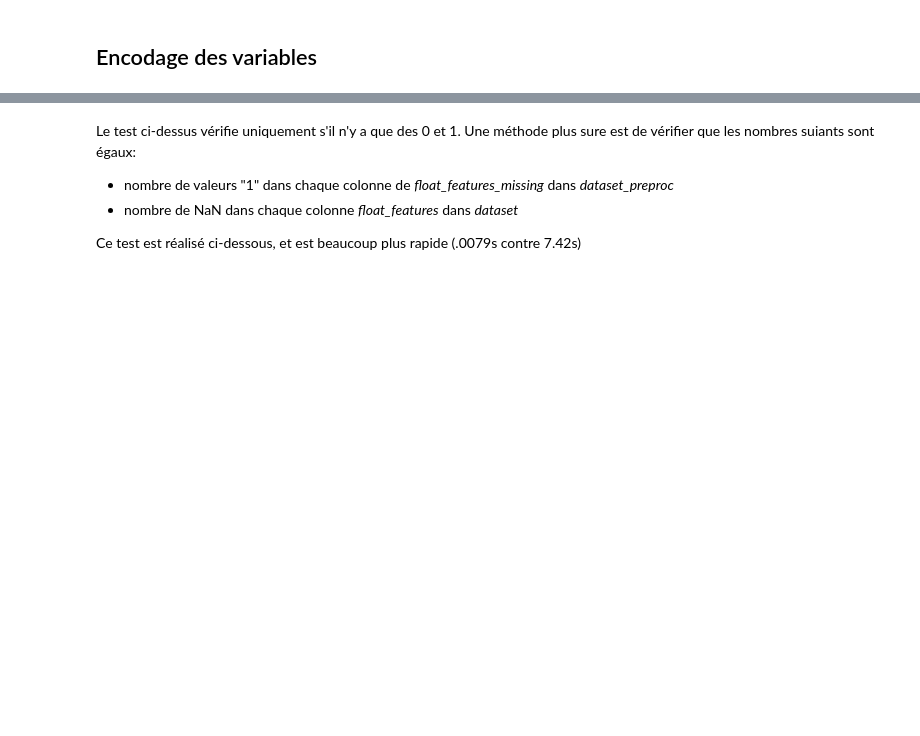
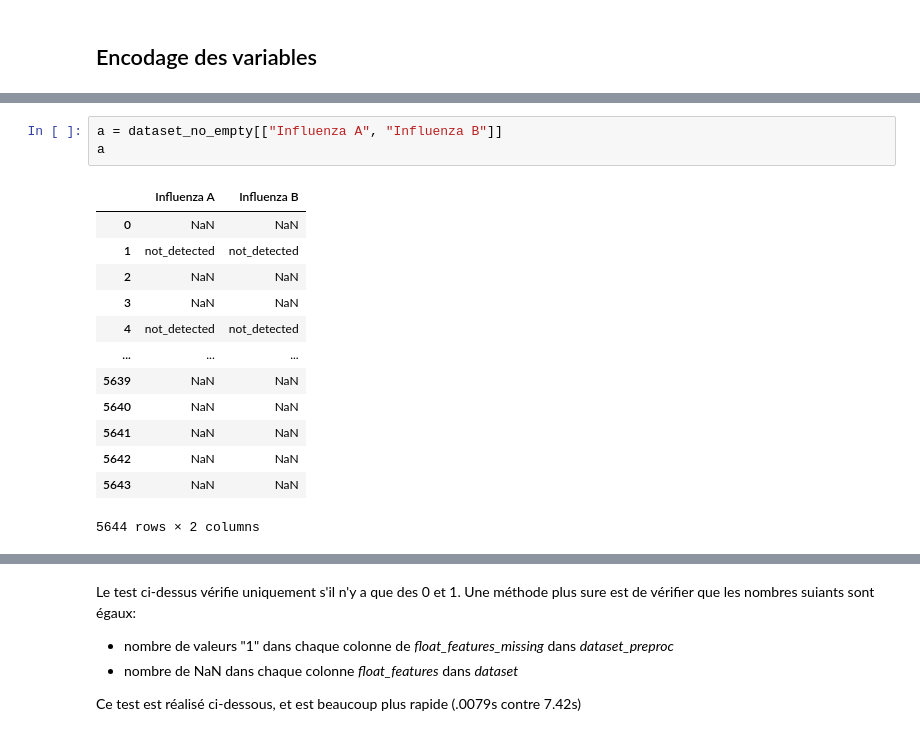
Before and after one commit to stephanefevrier/COVID-19-clinical-classification, a Jupyter notebook: c19-clinical-classification.ipynb, the cells around one changed output, grey strips where cells are left out. Drawn from its saved outputs; the diff is of its cells as text; blank space fills up the shorter version.

```diff
--- a/c19-clinical-classification.ipynb
+++ b/c19-clinical-classification.ipynb
@@ -568,0 +637,17 @@ categorical_features
+# %%
+a = dataset_no_empty[["Influenza A", "Influenza B"]]
+a
+# %% [output]
+|  | Influenza A | Influenza B |
+| 0 | NaN | NaN |
+| 1 | not_detected | not_detected |
+| 2 | NaN | NaN |
+| 3 | NaN | NaN |
+| 4 | not_detected | not_detected |
+| ... | ... | ... |
+| 5639 | NaN | NaN |
+| 5640 | NaN | NaN |
+| 5641 | NaN | NaN |
+| 5642 | NaN | NaN |
+| 5643 | NaN | NaN |
+5644 rows × 2 columns
```
Also changed, not shown: parts of 80 cells of this notebook.
